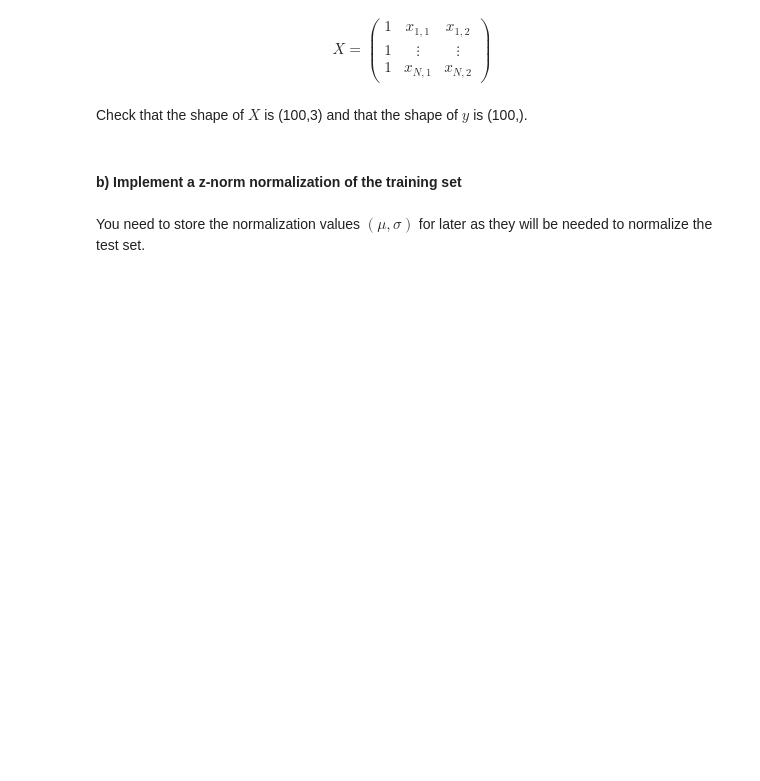
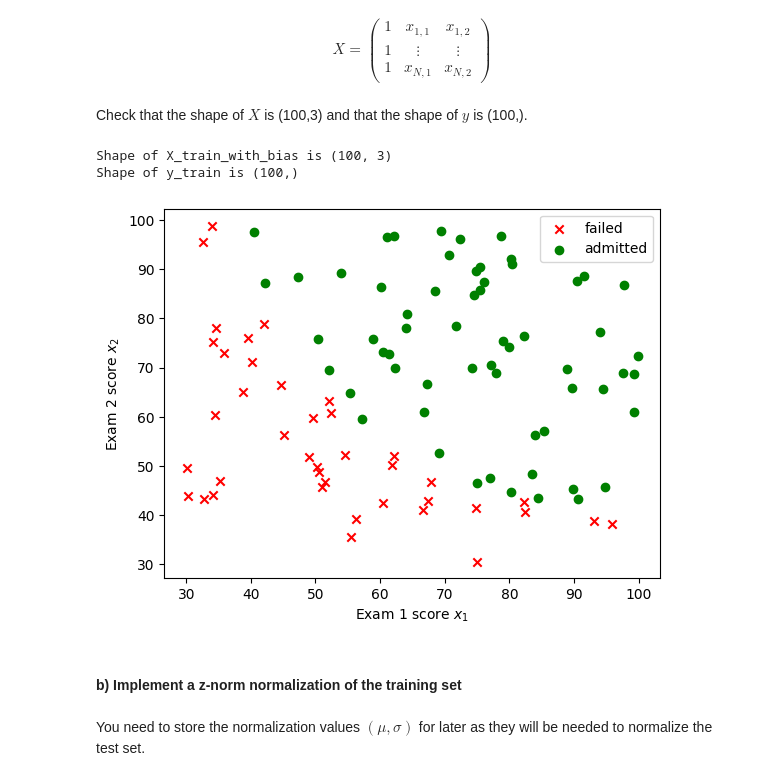
Before and after one commit to bastienvty/mse_machle, a Jupyter notebook: pw06/ex1-logistic-regression/ex1-logistic-regression-stud.ipynb, the cells around one changed output. Cells and saved outputs as stored; diff of their text form; code cells hidden in the pictures; blank space fills up the shorter version.

```diff
--- a/pw06/ex1-logistic-regression/ex1-logistic-regression-stud.ipynb
+++ b/pw06/ex1-logistic-regression/ex1-logistic-regression-stud.ipynb
@@ -24,7 +26,39 @@ In a similar way as for the exercise of the previous week, read the training dat
 # %% [markdown]
 Check that the shape of $X$ is (100,3) and that the shape of $y$ is (100,).
 # %%
-# Your code here
+def read_data(file):
+    dataset = pd.read_csv(file, names=['x1', 'x2', 'y'])
+    X = dataset[["x1", "x2"]].values
+    y = dataset["y"].values
+    return X, y
+# Read training and test data
+X_train, y_train = read_data("student-dataset-train.csv")
+X_test, y_test = read_data("student-dataset-test.csv")
+
+# Add bias term to the features
+X_train_with_bias = np.column_stack((np.ones(len(X_train)), X_train))
+X_test_with_bias = np.column_stack((np.ones(len(X_test)), X_test))
+
+print("Shape of X_train_with_bias is " + str(X_train_with_bias.shape))
+print("Shape of y_train is " + str(y_train.shape))
+
+# Separate features based on class labels
+x1_train_0 = X_train[:, 0][y_train == 0]
+x2_train_0 = X_train[:, 1][y_train == 0]
+x1_train_1 = X_train[:, 0][y_train == 1]
+x2_train_1 = X_train[:, 1][y_train == 1]
+
+# Plot the data points
+plt.scatter(x1_train_0, x2_train_0, marker='x', color='red', label='failed')
+plt.scatter(x1_train_1, x2_train_1, marker='o', color='green', label='admitted')
+plt.xlabel('Exam 1 score $x_1$')
+plt.ylabel('Exam 2 score $x_2$')
+plt.legend()
+plt.show()
+# %% [output]
+Shape of X_train_with_bias is (100, 3)
+Shape of y_train is (100,)
+[figure, added]
 # %% [markdown]
 #### b) Implement a z-norm normalization of the training set
 # %% [markdown]
```
Also changed, not shown: parts of 19 cells of this notebook.
